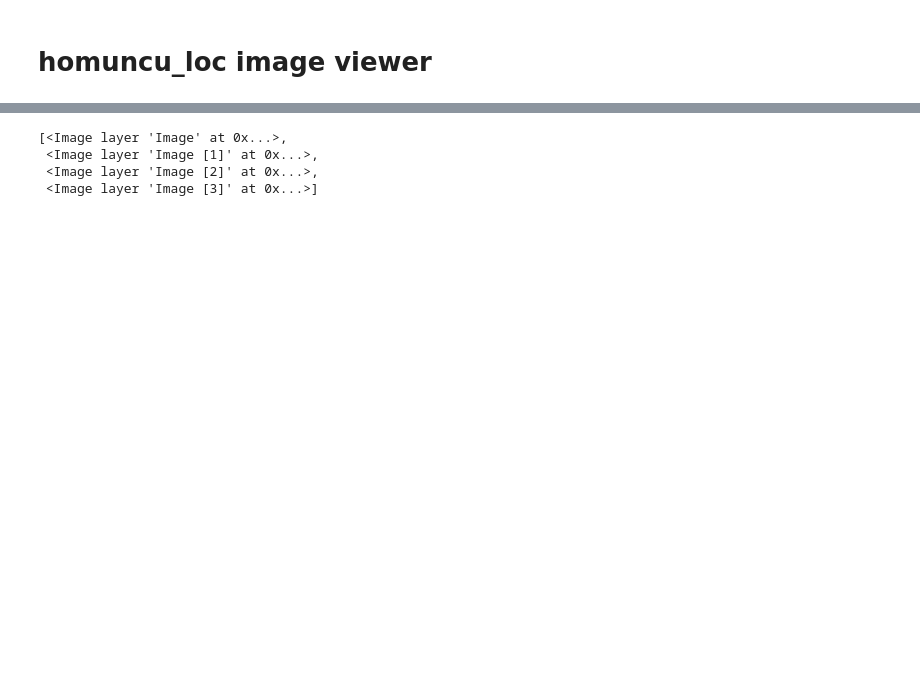
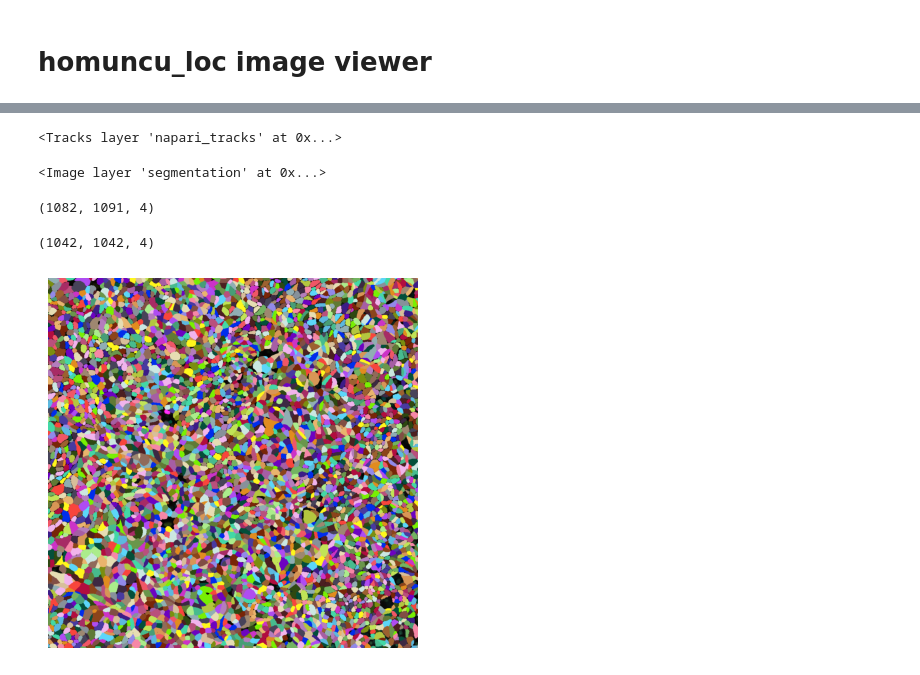
Before and after one commit to nthndy/homuncu_loc, a Jupyter notebook: viewer.ipynb, the cells around one changed output, grey strips where cells are left out. Drawn from its saved outputs; the diff is of its cells as text; code cells hidden in the pictures; blank space fills up the shorter version.

Commit message:
proper image search and associated file function

```diff
--- a/viewer.ipynb
+++ b/viewer.ipynb
@@ -35,0 +36,11 @@ napari_tracks, _, _ = btrack.utils.tracks_to_napari(tracks, ndim = 2)
+# %%
+sc_fn = sc_fns[0]
+# load labels (tracks and segmentation)
+with btrack.io.HDF5FileHandler(sc_fn,
+                                   'r',
+                                       obj_type='obj_type_2'#'obj_type_2'
+                                   ) as reader:
+        # tracks = [t for t in reader.tracks if np.mean(t.properties['area']) > 1000]
+        tracks = [t for t in reader.tracks if len(t) >= 3]
+        segmentation = reader.segmentation
+napari_tracks, properties, graph = btrack.utils.tracks_to_napari(tracks, ndim = 2)
@@ -40,12 +62,15 @@ viewer = napari.Viewer()
 
 viewer.add_image(image, channel_axis = -1)
 # viewer.add_labels(segmentation, visible = False)
-# viewer.add_labels(recolored_segmentation)
-# viewer.add_tracks(napari_tracks)
+viewer.add_labels(recolored_segmentation)
+viewer.add_tracks(napari_tracks)
 # %% [output]
-[<Image layer 'Image' at 0x...>,
- <Image layer 'Image [1]' at 0x...>,
- <Image layer 'Image [2]' at 0x...>,
- <Image layer 'Image [3]' at 0x...>]
+<Tracks layer 'napari_tracks' at 0x...>
+# %%
+viewer.add_image(segmentation)
+# %% [output]
+<Image layer 'segmentation' at 0x...>
 # %%
 print()
+# %%
+viewer.camera.zoom = 0.465
@@ -51,0 +114,16 @@ print()
+# %%
+viewer.screenshot().shape
+# %% [output]
+(1082, 1091, 4)
+# %%
+screenshot.shape
+# %% [output]
+(1042, 1042, 4)
+# %%
+crop_amount = 20
+screenshot = viewer.screenshot()[crop_amount:-crop_amount, crop_amount:-crop_amount-9]
+plt.imshow(screenshot)
+plt.axis('off')
+plt.savefig(f'/home/dayn/data/homuncu_loc_temp/{image_base_name}_z36_segmented.png', dpi = 314, bbox_inches = 'tight')
+# %% [output]
+[figure, added]
```
Also changed, not shown: parts of 19 cells of this notebook.
